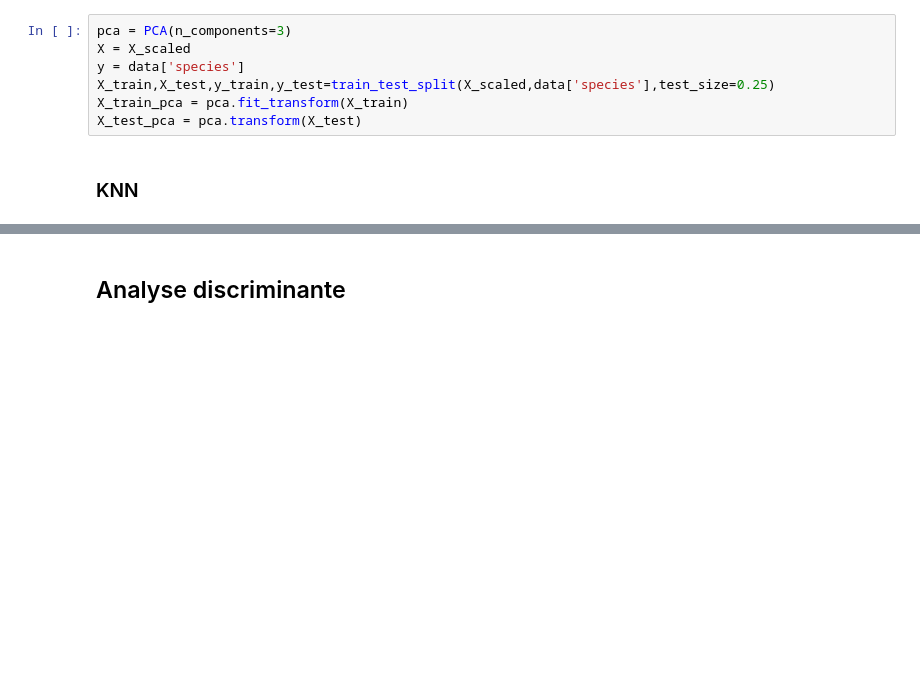
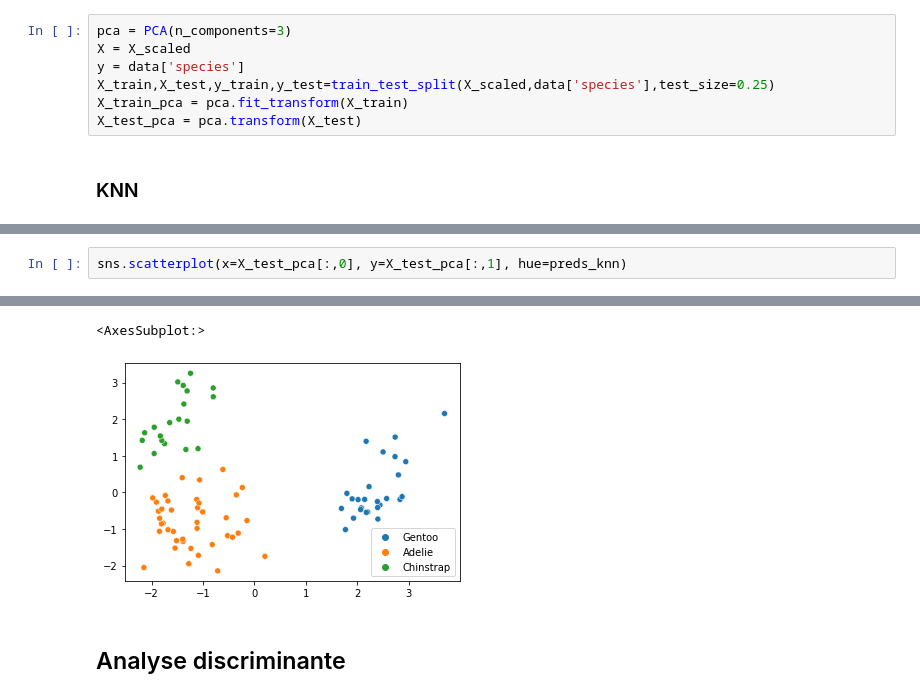
Before and after one commit to doanhat/Data-analysis-penguins, a Jupyter notebook: modeling/supervised learning/KNN+AD.ipynb, the cells around one changed output, grey strips where cells are left out. Saved outputs shown, nothing was run; the diff lists cells and outputs as text; blank space fills up the shorter version.

```diff
--- a/modeling/supervised learning/KNN+AD.ipynb
+++ b/modeling/supervised learning/KNN+AD.ipynb
@@ -265,0 +287,3 @@ plt.show()
+# %%
+sns.scatterplot(x=X_test_pca[:,0], y=X_test_pca[:,1], hue=preds_knn)
+# %% [output]
@@ -266,3 +291,5 @@ plt.show()
+<AxesSubplot:>
+[figure, added]
 # %% [markdown]
 ## Analyse discriminante
 # %%
```
Also changed, not shown: parts of 28 cells of this notebook.
